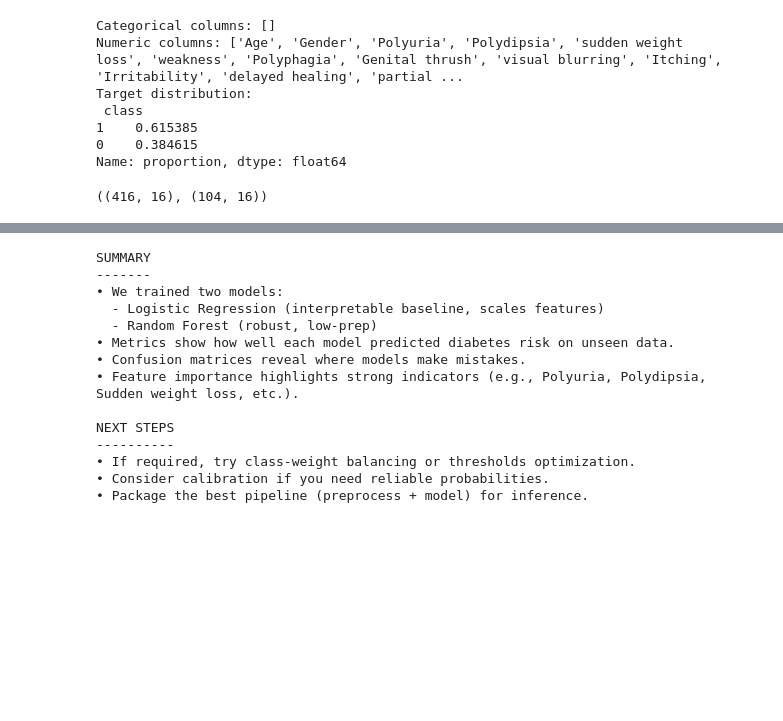
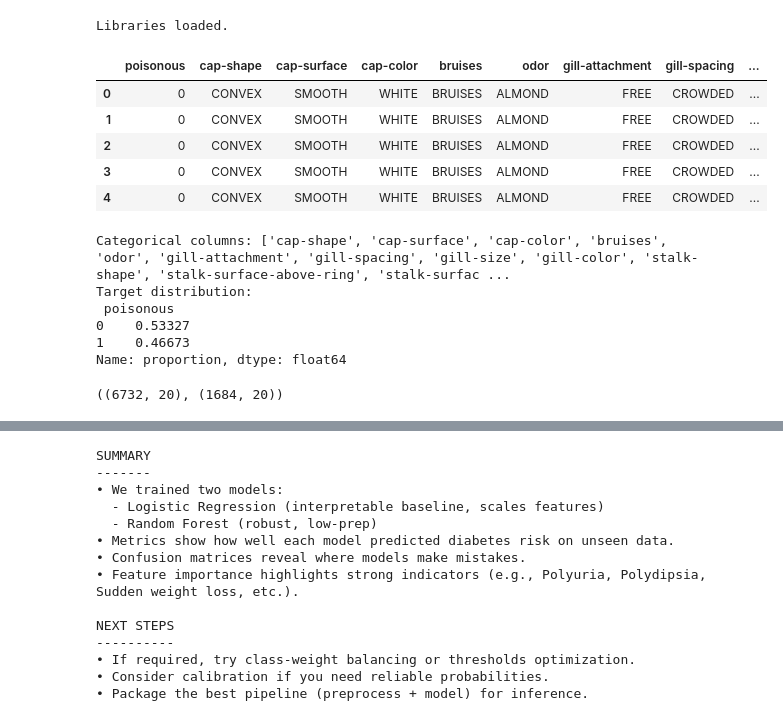
Before and after one commit to DePlaced/bedste-gruppe-ml, a Jupyter notebook: ml/notebooks/mushroom_MODELLING.ipynb, the cells around one changed output, grey strips where cells are left out. Saved outputs shown, nothing was run; the diff lists cells and outputs as text; code cells hidden in the pictures; blank space fills up the shorter version.

```diff
--- a/ml/notebooks/mushroom_MODELLING.ipynb
+++ b/ml/notebooks/mushroom_MODELLING.ipynb
@@ -3,7 +3,8 @@
 # EARLY STAGE DIABETES RISK — MODELLING NOTEBOOK
 # ============================================
 
-CSV_PATH = "/C:\\Repository\\bedste-gruppe-ml\\data\\raw_data\\mushroom_raw_data.csv"  # <-- change if needed
+CSV_PATH = "C:/Users/benni/Documents/Software 2/Machine Learning/Projekt/bedste-gruppe-ml/data/raw_data/mushroom_raw_data.csv"
+
 
 import pandas as pd
 import numpy as np
@@ -25,53 +26,62 @@ sns.set(style="whitegrid")
 pd.set_option("display.max_columns", None)
 
 print("Libraries loaded.")
+# %% [output]
+Libraries loaded.
 # %%
-# 1) LOAD & QUICK CLEAN
+# 1) LOAD & CLEAN DATA
 df = pd.read_csv(CSV_PATH)
 
-# Standardize some common labels if present
 text_map = {
-    "EDIBLE": 0, "POISONOUS": 1,
-    "BRUISES": 1, "NO": 0,
-    "BROAD": 0, "NARROW": 1,
-    "ENLARGING": 0, "TAPERING": 1,
-    "FREE": 0, "ATTACHED": 1,
-    "CROWDED": 1, "CLOSE": 0,
+    'EDIBLE' : 0,
+    'POISONOUS' : 1
 }
-df_std= df.replace(text_map)
 
-df_std.head()
+df = df.replace(text_map)
+
+df.head()
+# %% [output]
+|  | poisonous | cap-shape | cap-surface | cap-color | bruises | odor | gill-attachment | gill-spacing | ... |
+| 0 | 0 | CONVEX | SMOOTH | WHITE | BRUISES | ALMOND | FREE | CROWDED | ... |
+| 1 | 0 | CONVEX | SMOOTH | WHITE | BRUISES | ALMOND | FREE | CROWDED | ... |
+| 2 | 0 | CONVEX | SMOOTH | WHITE | BRUISES | ALMOND | FREE | CROWDED | ... |
+| 3 | 0 | CONVEX | SMOOTH | WHITE | BRUISES | ALMOND | FREE | CROWDED | ... |
+| 4 | 0 | CONVEX | SMOOTH | WHITE | BRUISES | ALMOND | FREE | CROWDED | ... |
 # %%
 # 2) DEFINE FEATURES & TARGET
-if "poisonous" not in df_std.columns:
+if "poisonous" not in df.columns:
     raise ValueError("Target column 'class' not found. Please verify your dataset.")
+#Drop unnecessary columns
+columns_to_drop = [
+    "stalk-root", #many missing values
+    "veil-type" #only one category
 
-X = df_std.drop(columns=["poisonous"])
-y = df_std["poisonous"]
+]
+df.drop(columns=columns_to_drop, inplace=True)
+
+x = df.drop(columns=["poisonous"]) #features minus target
+y = df["poisonous"] #target
 
 # Identify columns by dtype for preprocessing
-cat_cols = X.select_dtypes(include=["object"]).columns.tolist()
-num_cols = X.select_dtypes(include=[np.number]).columns.tolist()
+cat_cols = x.columns.tolist()
 
 print("Categorical columns:", cat_cols)
-print("Numeric columns:", num_cols)
 print("Target distribution:\n", y.value_counts(normalize=True))
 # %% [output]
-Categorical columns: []
-Numeric columns: ['Age', 'Gender', 'Polyuria', 'Polydipsia', 'sudden weight loss', 'weakness', 'Polyphagia', 'Genital thrush', 'visual blurring', 'Itching', 'Irritability', 'delayed healing', 'partial ...
+Categorical columns: ['cap-shape', 'cap-surface', 'cap-color', 'bruises', 'odor', 'gill-attachment', 'gill-spacing', 'gill-size', 'gill-color', 'stalk-shape', 'stalk-surface-above-ring', 'stalk-surfac ...
 Target distribution:
- class
-1    0.615385
-0    0.384615
+ poisonous
+0    0.53327
+1    0.46673
 Name: proportion, dtype: float64
 # %%
 # 3) TRAIN/TEST SPLIT (stratified to preserve class balance)
-X_train, X_test, y_train, y_test = train_test_split(
-    X, y, test_size=0.2, random_state=42, stratify=y
+x_train, x_test, y_train, y_test = train_test_split(
+    x, y, test_size=0.2, random_state=42, stratify=y
 )
-X_train.shape, X_test.shape
+x_train.shape, x_test.shape
 # %% [output]
-((416, 16), (104, 16))
+((6732, 20), (1684, 20))
 # %%
 # 4) PREPROCESSOR
 # - OneHotEncode categorical strings (if any)
```
Also changed, not shown: parts of 4 cells of this notebook.
